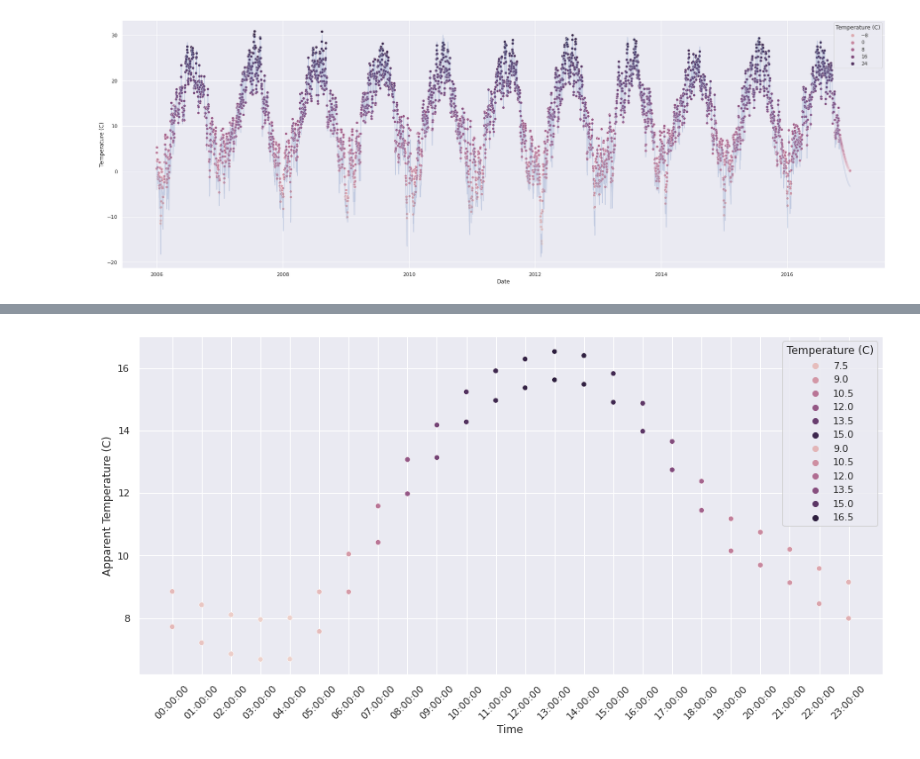
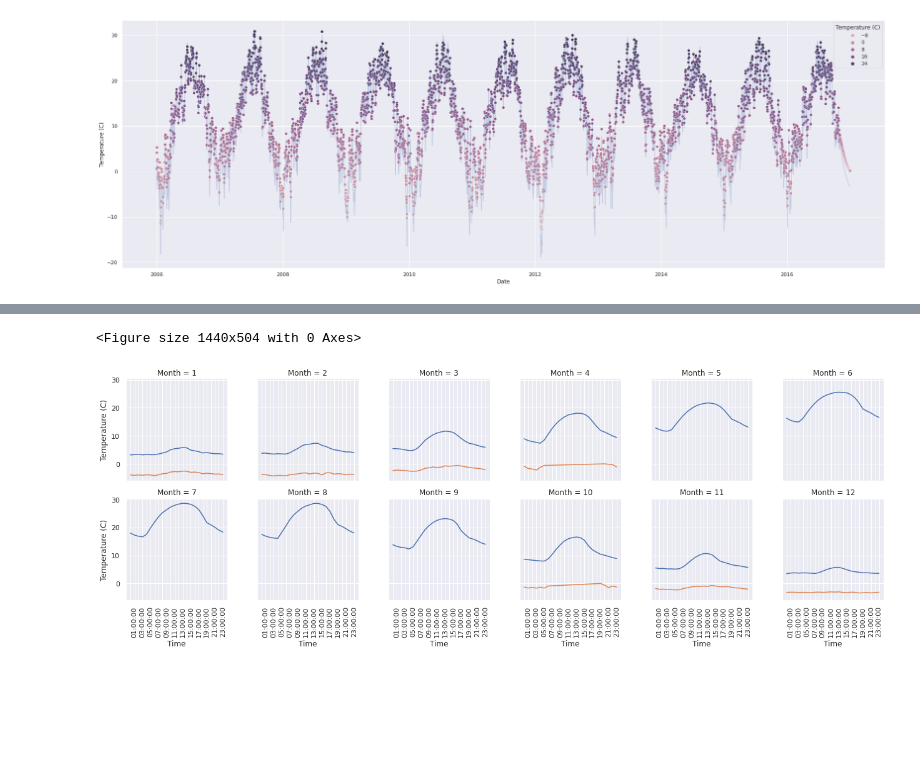
Before and after one commit to nandinib1999/Weather-in-Szeged-2006-2016, a Jupyter notebook: Weather_in_Szeged_2006_2016.ipynb, the cells around one changed output, grey strips where cells are left out. Saved outputs shown, nothing was run; the diff lists cells and outputs as text; code cells hidden in the pictures; blank space fills up the shorter version.

```diff
--- a/Weather_in_Szeged_2006_2016.ipynb
+++ b/Weather_in_Szeged_2006_2016.ipynb
@@ -542,8 +542,13 @@ time_group
-# %%
-plt.figure(figsize=(15,7))
-sns.scatterplot(x="Time", y='Apparent Temperature (C)', data=time_group, hue="Apparent Temperature (C)")
-sns.scatterplot(x="Time", y='Temperature (C)', data=time_group, hue="Temperature (C)")
-plt.xticks(rotation=45)
-plt.show()
-# %% [output]
-[figure, removed]
+# %%
+plt.figure(figsize=(20,7))
+g = sns.FacetGrid(data=time_group, col='Month', hue='Precip Type', col_wrap=6)
+g.map(sns.lineplot,'Time', 'Temperature (C)')
+for ax in g.axes.flat:
+    labels = ax.get_xticklabels() # get x labels
+    for i,l in enumerate(labels):
+        if(i%2 == 0): labels[i] = '' # skip even labels
+    ax.set_xticklabels(labels, rotation=90) # set new labels
+plt.show()
+# %% [output]
+<Figure size 1440x504 with 0 Axes>
+[figure, added]
```
Also changed, not shown: parts of 4 cells of this notebook.
